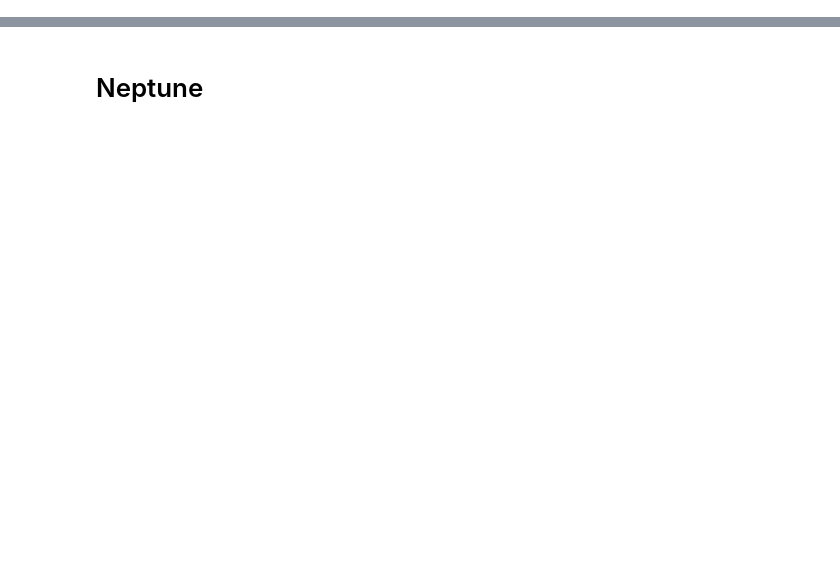
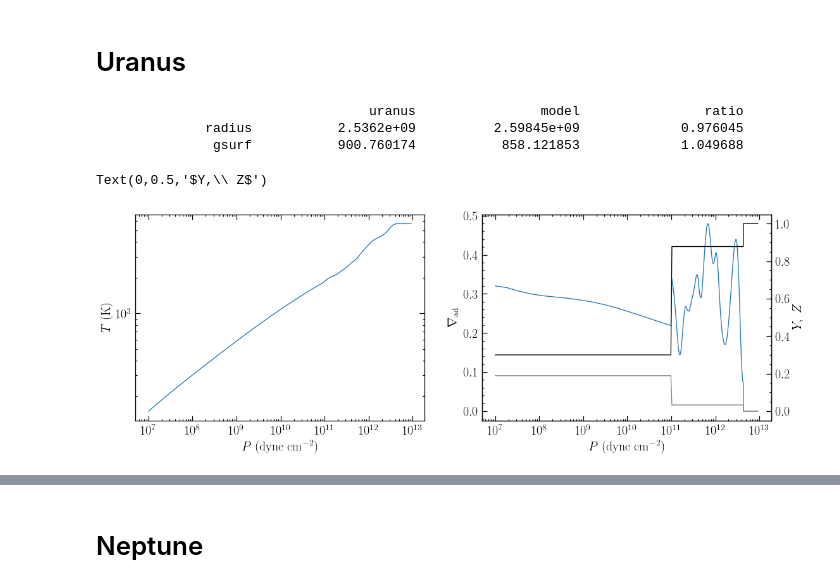
Before and after one commit to chkvch/ongp, a Jupyter notebook: un_test_suite.ipynb, the cells around one changed output, grey strips where cells are left out. Saved outputs shown, nothing was run; the diff lists cells and outputs as text; code cells hidden in the pictures; blank space fills up the shorter version.

```diff
--- a/un_test_suite.ipynb
+++ b/un_test_suite.ipynb
@@ -1,3 +1,53 @@
 # %%
 %matplotlib inline
+# %% [markdown]
+# Uranus
+# %%
+'''three-layer static model for present-day uranus'''
+
+import ongp; reload(ongp) # reload to catch any changes to the module
+
+mu = const.uranus_mass / const.mearth # 14.5
+ru = const.uranus_rvol
+gu = (const.cgrav * const.uranus_mass / const.uranus_rvol ** 2)
+
+e = ongp.evol({'z_eos_option':'reos water',
+               'atm_option':'f11_tables u',
+               'path_to_data':'/Users/chris/ongp/data/'})
+e.static({'mtot':'u',
+          'mcore':1.51,
+          'z1':0.3,
+          'z2':0.878,
+          't10':150.,
+          'y1':0.189,
+          'y2':0.033,
+          'transition_pressure':0.1,
+          'core_prho_relation':'hm89 rock',
+          'switch_z_grada':True # control to ask Z eos for grada in zones where Z > 0.5. otherwise, just use H/He grada
+         })
+
+print ('%20s %20s %20s %20s' % ('', 'uranus', 'model', 'ratio'))
+print ('%20s %20g %20g %20f' % ('radius', ru, e.rtot, ru / e.rtot))
+print ('%20s %20f %20f %20f' % ('gsurf', gu, e.surface_g, gu / e.surface_g))
+print ()
+
+fig, ax = plt.subplots(1, 2, figsize=(18, 6))
+
+ax[0].loglog(e.p, e.t)
+[z.set_xlabel(r'$P\ ({\rm dyne\ cm}^{-2})$') for z in ax]
+ax[0].set_ylabel(r'$T\ ({\rm K})$')
+
+ax[1].semilogx(e.p, e.grada)
+axr = ax[1].twinx()
+axr.semilogx(e.p, e.y, 'gray')
+axr.semilogx(e.p, e.z, 'k')
+ax[1].set_ylabel(r'$\nabla_{\rm ad}$')
+axr.set_ylabel(r'$Y,\ Z$')
+# ax.legend()
+# %% [output]
+                                   uranus                model                ratio
+              radius           2.5362e+09          2.59845e+09             0.976045
+               gsurf           900.760174           858.121853             1.049688
+Text(0,0.5,'$Y,\\ Z$')
+[figure, added]
 # %%
```
Also changed, not shown: parts of 29 cells of this notebook, 2 other files.
